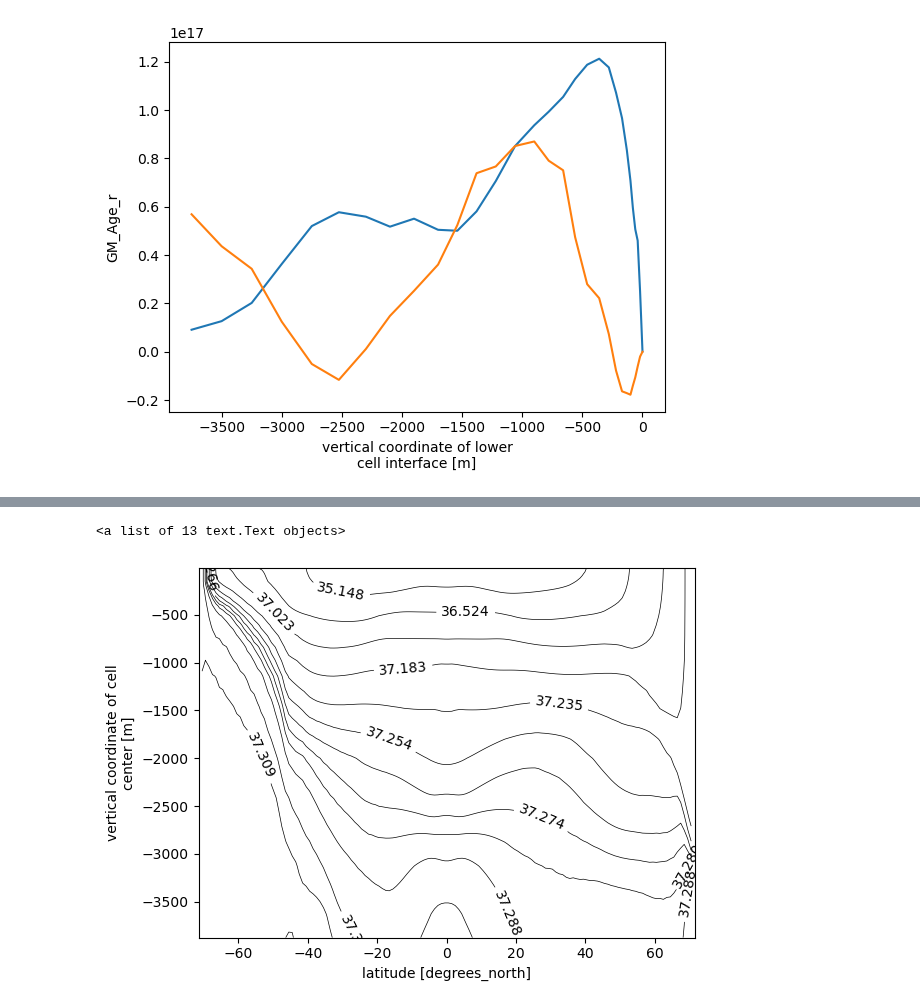
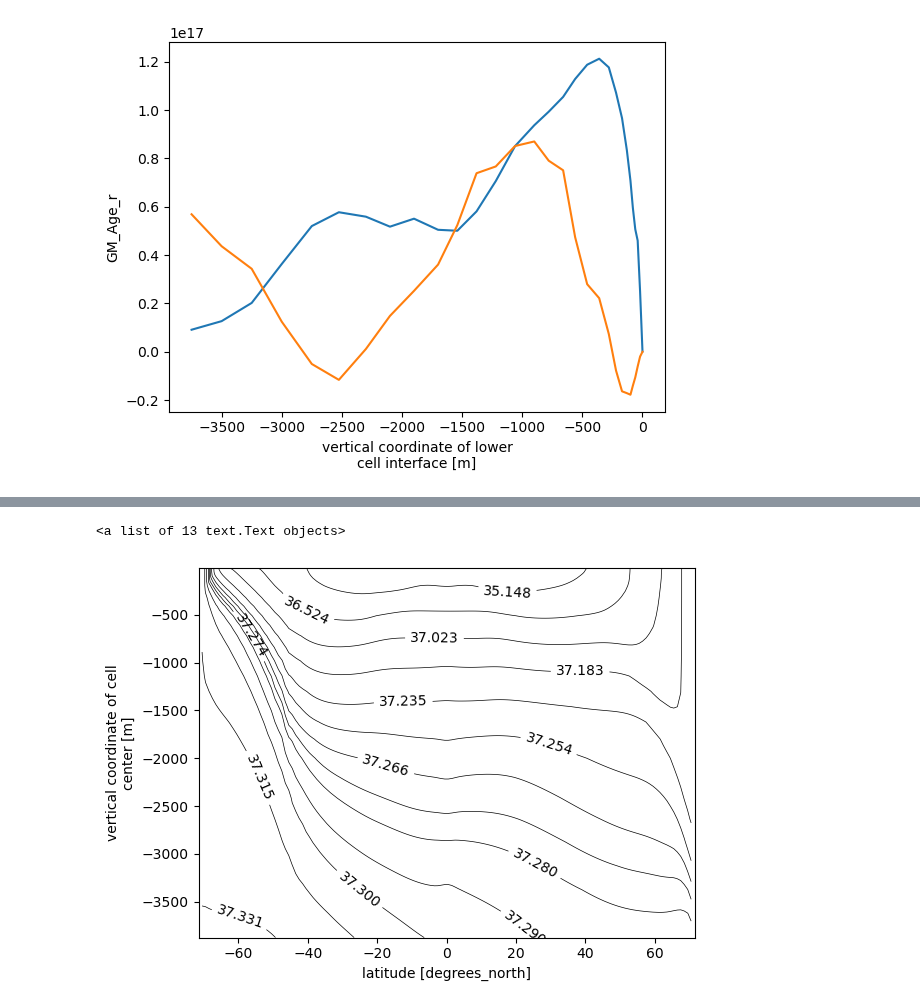
Before and after one commit to anthony-meza/test_age_framework, a Jupyter notebook: single_basin.ipynb, the cells around one changed output, grey strips where cells are left out. Cells and saved outputs as stored; diff of their text form; code cells hidden in the pictures.

```diff
--- a/single_basin.ipynb
+++ b/single_basin.ipynb
@@ -10,9 +10,11 @@ import numpy as np
 from MITgcmutils import jmd95
 # %%
 #load mitgcm output where \kappa_{redi}=50 (modern)
-datadir='/Users/boerzhang/Desktop/ocean_project/restart_6x16_run_134308800_KGM_KGM2xonly_diag_testdiv_gTracer_GMadv'
-iters=[152452800]
-#iters=[134308848]
+#datadir='/Users/boerzhang/Desktop/ocean_project/restart_6x16_run_134308800_KGM_KGM2xonly_diag_testdiv_gTracer'
+datadir='/Users/boerzhang/Desktop/ocean_project/restart_6x16_run_134308800_KGM_KGM2xonly_diag_testdiv_GMadv_nobvp'
+
+#iters=[152452800]
+iters=[134308848]
 prefixes=['Stave','Ttave','vVeltave','uVeltave','wVeltave','DIAG_tracer_adv_diff','PTRtave01','GMflux','Tdiftave','GM_Kwz-T','divergence','GMRediTensor']
 dsGM2x=xmitgcm.open_mdsdataset(datadir,prefix=prefixes,iters=iters)
 metrics = {
@@ -538,33 +540,96 @@ layers1_bounds=[
 37.3001926198771,
 37.3015729834645,
 37.3029206107117,
 37.3049206107117,
 37.3069206107117,
 37.3089206107117,
 37.3109206107117,
 37.3129206107117,
 37.3149206107117,
 37.3169206107117,
 37.3189206107117,
 37.3209206107117,
 37.3229206107117,
 37.3249206107117,
 37.3269206107117,
 37.3289206107117,
 37.3309206107117,
 37.3329206107117,
 37.3409206107117,
 37.3509206107117,
 37.3609206107117,
 37.3659206107117,
 ]
-layers1_bounds=layers1_bounds[:25:3]+layers1_bounds[27:35:4]+layers1_bounds[38::5]
+
+layers1_bounds=[
+29,
+32,
+34,
+35.1475019431067,
+35.7606867402774,
+36.1967377768488,
+36.5241586336697,
+36.7535664519388,
+36.9136106471677,
+37.0225096344218,
+37.0963264098645,
+37.1468671450582,
+37.1834441418816,
+37.2068170992221,
+37.2227259810384,
+37.2349249974977,
+37.2425252313368,
+37.2490123001663,
+37.2543862039861,
+37.2586586838667,
+37.2627128227654,
+37.2659033167649,
+37.2690102073597,
+37.2713646673121,
+37.2736936223893,
+37.2757930335893,
+37.2778924447893,
+37.2798996483998,
+37.2819044877131,
+37.2838965074870,
+37.2858836646769,
+37.2878550801339,
+37.2897972609441,
+37.2917394417543,
+37.2935546684733,
+37.2953474915292,
+37.2970608808460,
+37.2986267503616,
+37.3001926198771,
+37.3015729834645,
+37.3029206107117,
+37.3049206107117,
+37.3069206107117,
+37.3089206107117,
+37.3109206107117,
+37.3129206107117,
+37.3149206107117,
+37.3169206107117,
+37.3189206107117,
+37.3209206107117,
+37.3229206107117,
+37.3249206107117,
+37.3269206107117,
+37.3289206107117,
+37.3309206107117,
+37.3329206107117,
+37.3409206107117,
+37.3509206107117,
+37.3609206107117,
+37.3659206107117,
+]
+layers1_bounds=layers1_bounds[:25:3]+layers1_bounds[27:35:5]+layers1_bounds[38::8]
 #layers1_bounds=np.linspace(20,46,30)-35
 CS=(rho3D-1000).mean('XC').plot.contour(levels=layers1_bounds,linewidths=0.5, colors='k')
 #CS2=rhoAnoma.mean('XC').plot.contour(levels=layers1_bounds,linewidths=0.1, colors='b')
 plt.clabel(CS, inline=True, fontsize=10)
 #plt.clabel(CS2, inline=True, fontsize=5)
 # %% [output]
 <a list of 13 text.Text objects>
-[figure, old version]
+[figure, new version]
 # %%
```
Also changed, not shown: parts of 47 cells of this notebook.
